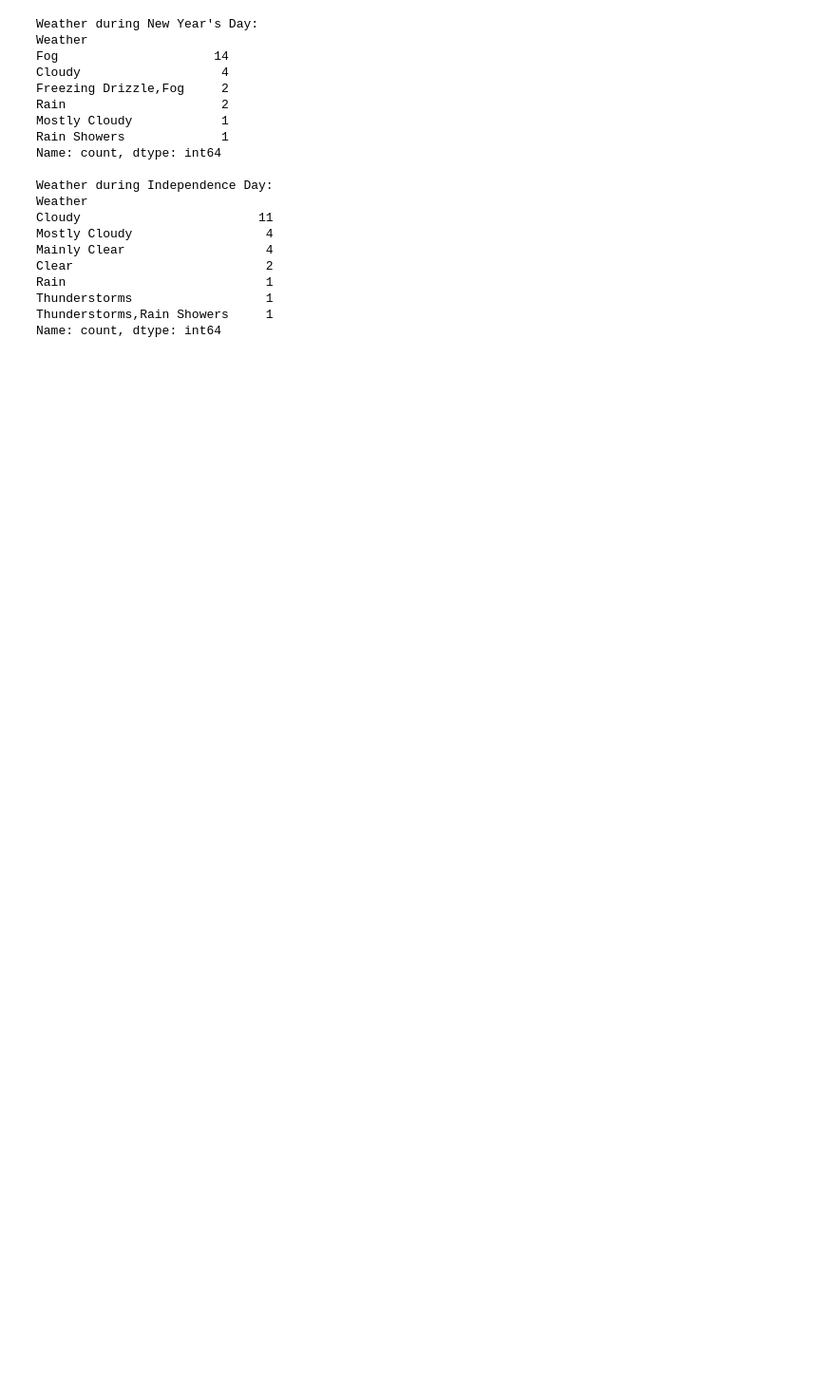
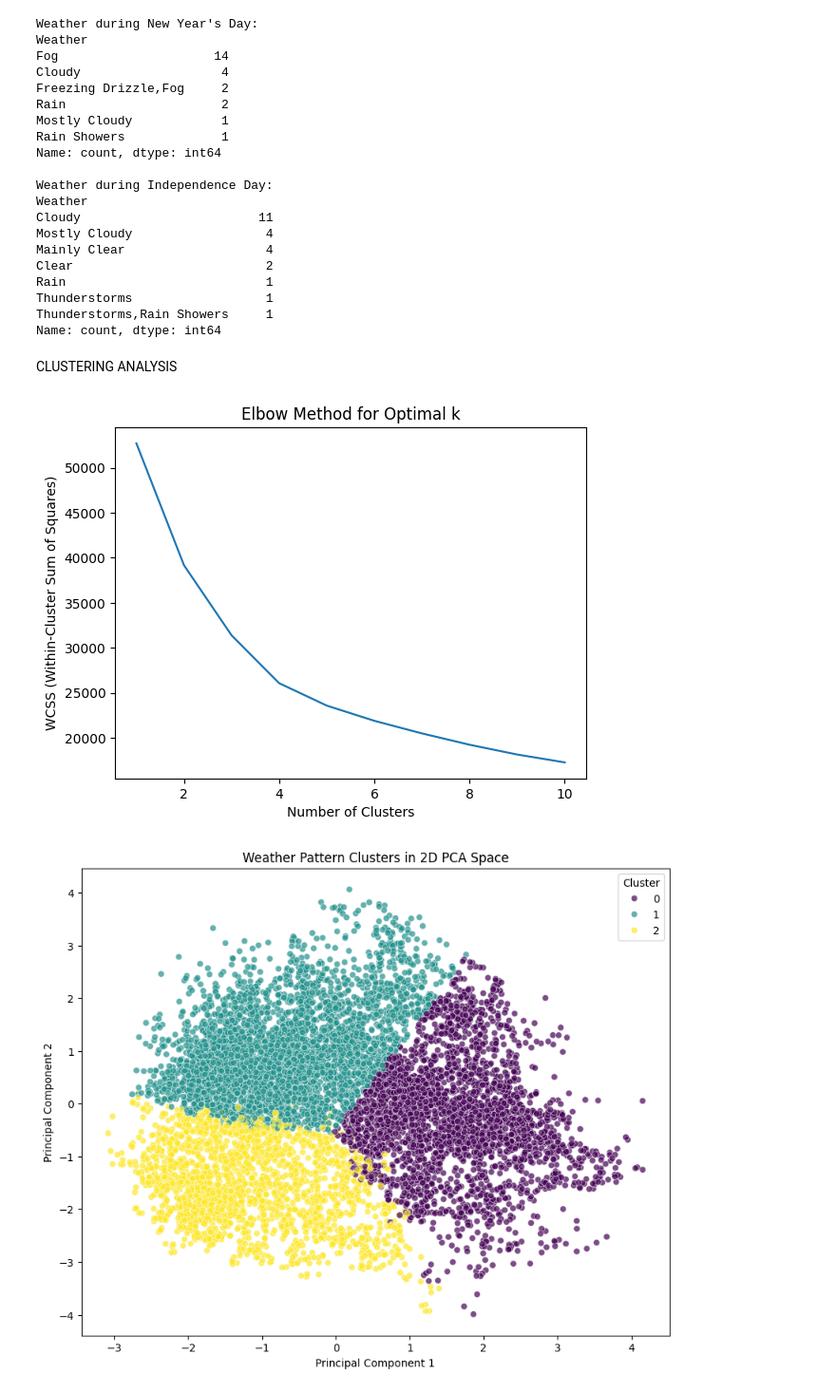
Before and after one commit to i-ninte/data-analytics-R-python, a Jupyter notebook: weather.ipynb, the cells around one changed output. Shown at 95% size. Drawn from its saved outputs; the diff is of its cells as text; code cells hidden in the pictures; blank space fills up the shorter version.

```diff
--- a/weather.ipynb
+++ b/weather.ipynb
@@ -793,3 +769,63 @@ Rain                           1
 Thunderstorms                  1
 Thunderstorms,Rain Showers     1
 Name: count, dtype: int64
+# %% [markdown]
+CLUSTERING ANALYSIS
+# %%
+import pandas as pd
+import seaborn as sns
+import matplotlib.pyplot as plt
+from sklearn.cluster import KMeans
+from sklearn.preprocessing import StandardScaler
+from sklearn.decomposition import PCA
+
+
+df['Date/Time'] = pd.to_datetime(df['Date/Time'])
+
+# Set the 'Date/Time' column as the index
+df.set_index('Date/Time', inplace=True)
+
+# Select relevant weather features for clustering
+weather_features = ['Temp_C', 'Dew Point Temp_C', 'Rel Hum_%', 'Wind Speed_km/h', 'Visibility_km', 'Press_kPa']
+
+# Standardize the features
+scaler = StandardScaler()
+scaled_data = scaler.fit_transform(df[weather_features])
+
+# Determine the optimal number of clusters using the Elbow Method
+wcss = []
+for i in range(1, 11):
+    kmeans = KMeans(n_clusters=i, init='k-means++', random_state=42)
+    kmeans.fit(scaled_data)
+    wcss.append(kmeans.inertia_)
+
+# Plot the Elbow Method
+plt.plot(range(1, 11), wcss)
+plt.title('Elbow Method for Optimal k')
+plt.xlabel('Number of Clusters')
+plt.ylabel('WCSS (Within-Cluster Sum of Squares)')
+plt.show()
+
+# Based on the Elbow Method, choose the optimal number of clusters (k)
+optimal_k = 3
+
+# Apply k-means clustering
+kmeans = KMeans(n_clusters=optimal_k, init='k-means++', random_state=42)
+df['Cluster'] = kmeans.fit_predict(scaled_data)
+
+# Reduce dimensionality for visualization using PCA
+pca = PCA(n_components=2)
+pca_result = pca.fit_transform(scaled_data)
+df['PCA1'] = pca_result[:, 0]
+df['PCA2'] = pca_result[:, 1]
+
+# Plot the clusters in 2D PCA space
+plt.figure(figsize=(10, 8))
+sns.scatterplot(x='PCA1', y='PCA2', hue='Cluster', data=df, palette='viridis', legend='full', alpha=0.7)
+plt.title('Weather Pattern Clusters in 2D PCA Space')
+plt.xlabel('Principal Component 1')
+plt.ylabel('Principal Component 2')
+plt.show()
+# %% [output]
+[figure, added]
+[figure, added]
```
Also changed, not shown: parts of 23 cells of this notebook.
